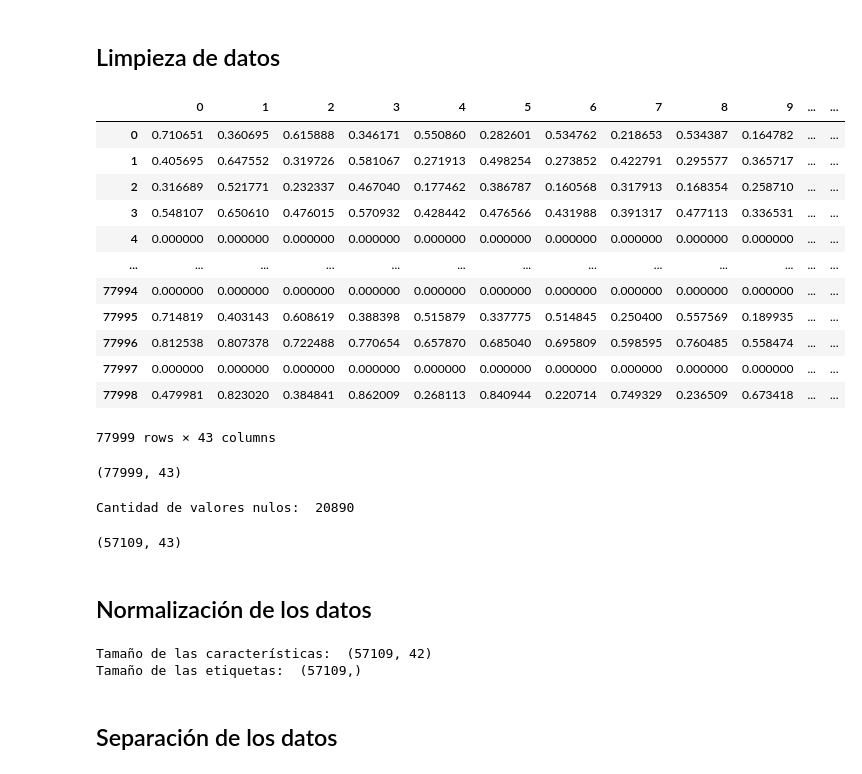
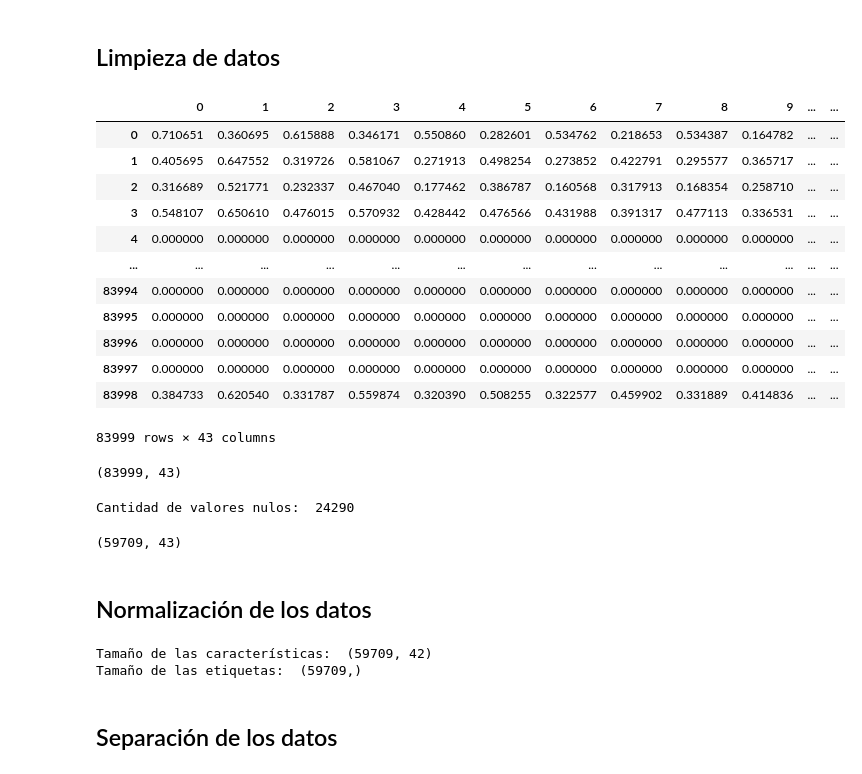
Before and after one commit to TheAlanMC/ASL-Hand-Tracking-Detection, a Jupyter notebook: train.ipynb, the cells around one changed output. Drawn from its saved outputs; the diff is of its cells as text; code cells hidden in the pictures.

```diff
--- a/train.ipynb
+++ b/train.ipynb
@@ -12,44 +12,44 @@ import joblib
 ## Limpieza de datos
 # %%
 #cargo el dataset
-df = pd.read_csv('american_train.csv')
+df = pd.read_csv('american_train_.csv')
 df.columns = [i for i in range(df.shape[1])]
 df = df.rename(columns={42: 'Output'})
 
 #eliminamos todas las que tengan output un numero
 #df = df[df['Output'].str.isalpha()]
 df
 # %% [output]
 |  | 0 | 1 | 2 | 3 | 4 | 5 | 6 | 7 | 8 | 9 | ... | ... |
 | 0 | 0.710651 | 0.360695 | 0.615888 | 0.346171 | 0.550860 | 0.282601 | 0.534762 | 0.218653 | 0.534387 | 0.164782 | ... | ... |
 | 1 | 0.405695 | 0.647552 | 0.319726 | 0.581067 | 0.271913 | 0.498254 | 0.273852 | 0.422791 | 0.295577 | 0.365717 | ... | ... |
 | 2 | 0.316689 | 0.521771 | 0.232337 | 0.467040 | 0.177462 | 0.386787 | 0.160568 | 0.317913 | 0.168354 | 0.258710 | ... | ... |
 | 3 | 0.548107 | 0.650610 | 0.476015 | 0.570932 | 0.428442 | 0.476566 | 0.431988 | 0.391317 | 0.477113 | 0.336531 | ... | ... |
 | 4 | 0.000000 | 0.000000 | 0.000000 | 0.000000 | 0.000000 | 0.000000 | 0.000000 | 0.000000 | 0.000000 | 0.000000 | ... | ... |
 | ... | ... | ... | ... | ... | ... | ... | ... | ... | ... | ... | ... | ... |
-| 77994 | 0.000000 | 0.000000 | 0.000000 | 0.000000 | 0.000000 | 0.000000 | 0.000000 | 0.000000 | 0.000000 | 0.000000 | ... | ... |
-| 77995 | 0.714819 | 0.403143 | 0.608619 | 0.388398 | 0.515879 | 0.337775 | 0.514845 | 0.250400 | 0.557569 | 0.189935 | ... | ... |
-| 77996 | 0.812538 | 0.807378 | 0.722488 | 0.770654 | 0.657870 | 0.685040 | 0.695809 | 0.598595 | 0.760485 | 0.558474 | ... | ... |
-| 77997 | 0.000000 | 0.000000 | 0.000000 | 0.000000 | 0.000000 | 0.000000 | 0.000000 | 0.000000 | 0.000000 | 0.000000 | ... | ... |
-| 77998 | 0.479981 | 0.823020 | 0.384841 | 0.862009 | 0.268113 | 0.840944 | 0.220714 | 0.749329 | 0.236509 | 0.673418 | ... | ... |
+| 83994 | 0.000000 | 0.000000 | 0.000000 | 0.000000 | 0.000000 | 0.000000 | 0.000000 | 0.000000 | 0.000000 | 0.000000 | ... | ... |
+| 83995 | 0.000000 | 0.000000 | 0.000000 | 0.000000 | 0.000000 | 0.000000 | 0.000000 | 0.000000 | 0.000000 | 0.000000 | ... | ... |
+| 83996 | 0.000000 | 0.000000 | 0.000000 | 0.000000 | 0.000000 | 0.000000 | 0.000000 | 0.000000 | 0.000000 | 0.000000 | ... | ... |
+| 83997 | 0.000000 | 0.000000 | 0.000000 | 0.000000 | 0.000000 | 0.000000 | 0.000000 | 0.000000 | 0.000000 | 0.000000 | ... | ... |
+| 83998 | 0.384733 | 0.620540 | 0.331787 | 0.559874 | 0.320390 | 0.508255 | 0.322577 | 0.459902 | 0.331889 | 0.414836 | ... | ... |
-77999 rows × 43 columns
+83999 rows × 43 columns
 # %%
 # tamaño del dataset sin limpiar
 df.shape
 # %% [output]
-(77999, 43)
+(83999, 43)
 # %%
 # removemos los datos nulos del dataset
 all_null_values = df[df.iloc[:, 0] == 0]
 print("Cantidad de valores nulos: ", len(all_null_values.index))
 # %% [output]
-Cantidad de valores nulos:  20890
+Cantidad de valores nulos:  24290
 # %%
 # eliminamos los datos nulos
 df = df.drop(all_null_values.index)
 df.shape
 # %% [output]
-(57109, 43)
+(59709, 43)
 # %% [markdown]
 ## Normalización de los datos
 # %%
@@ -58,8 +58,8 @@ print("Tamaño de las características: ", X.shape)
 Y = df.iloc[:, -1]
 print("Tamaño de las etiquetas: ", Y.shape)
 # %% [output]
-Tamaño de las características:  (57109, 42)
-Tamaño de las etiquetas:  (57109,)
+Tamaño de las características:  (59709, 42)
+Tamaño de las etiquetas:  (59709,)
 # %% [markdown]
 ## Separación de los datos
 # %%
```
Also changed, not shown: parts of 4 cells of this notebook, 6 other files.
